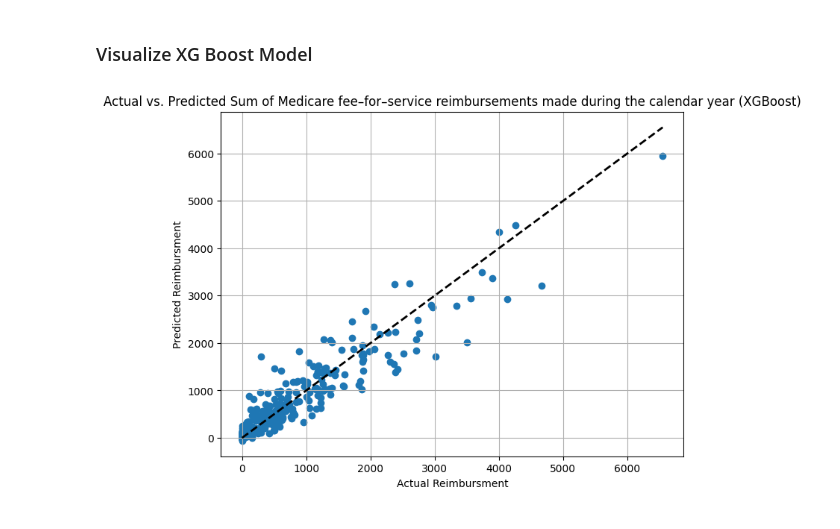
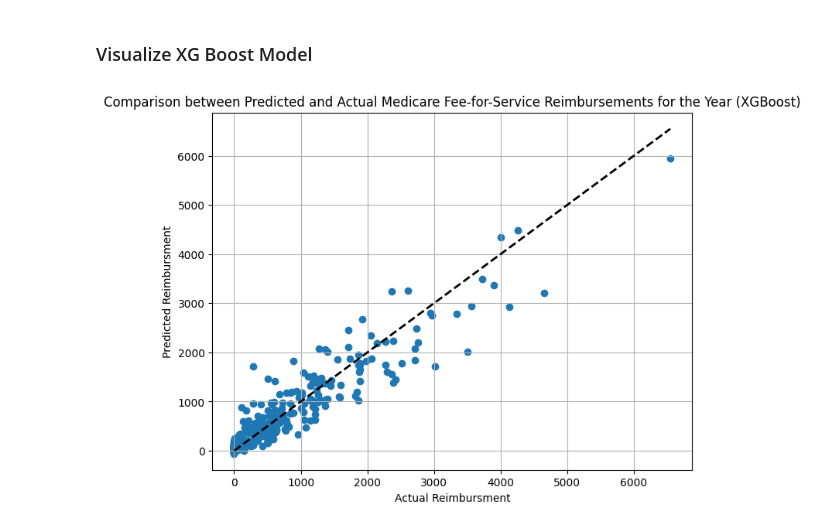
Before and after one commit to forneyd/MedicareReimbursement, a Jupyter notebook: MedicareReimbursement.ipynb, the cells around one changed output. Cells and saved outputs as stored; diff of their text form; code cells hidden in the pictures.

Commit message:
Updating Medicare Project

```diff
--- a/MedicareReimbursement.ipynb
+++ b/MedicareReimbursement.ipynb
@@ -434,11 +416,11 @@ print(new_x_pred)
 # %%
 plt.figure(figsize=(8, 6))
 plt.scatter(y_test, y_pred_x)
 plt.xlabel('Actual Reimbursment')
 plt.ylabel('Predicted Reimbursment')
-plt.title('Actual vs. Predicted Sum of Medicare fee–for–service reimbursements made during the calendar year (XGBoost)')
+plt.title('Comparison between Predicted and Actual Medicare Fee-for-Service Reimbursements for the Year (XGBoost)')
 plt.plot([y_test.min(), y_test.max()], [y_test.min(), y_test.max()], 'k--', lw=2)
 plt.grid(True)
 plt.show()
 # %% [output]
-[figure, old version]
+[figure, new version]
```
Also changed, not shown: parts of 4 cells of this notebook.
